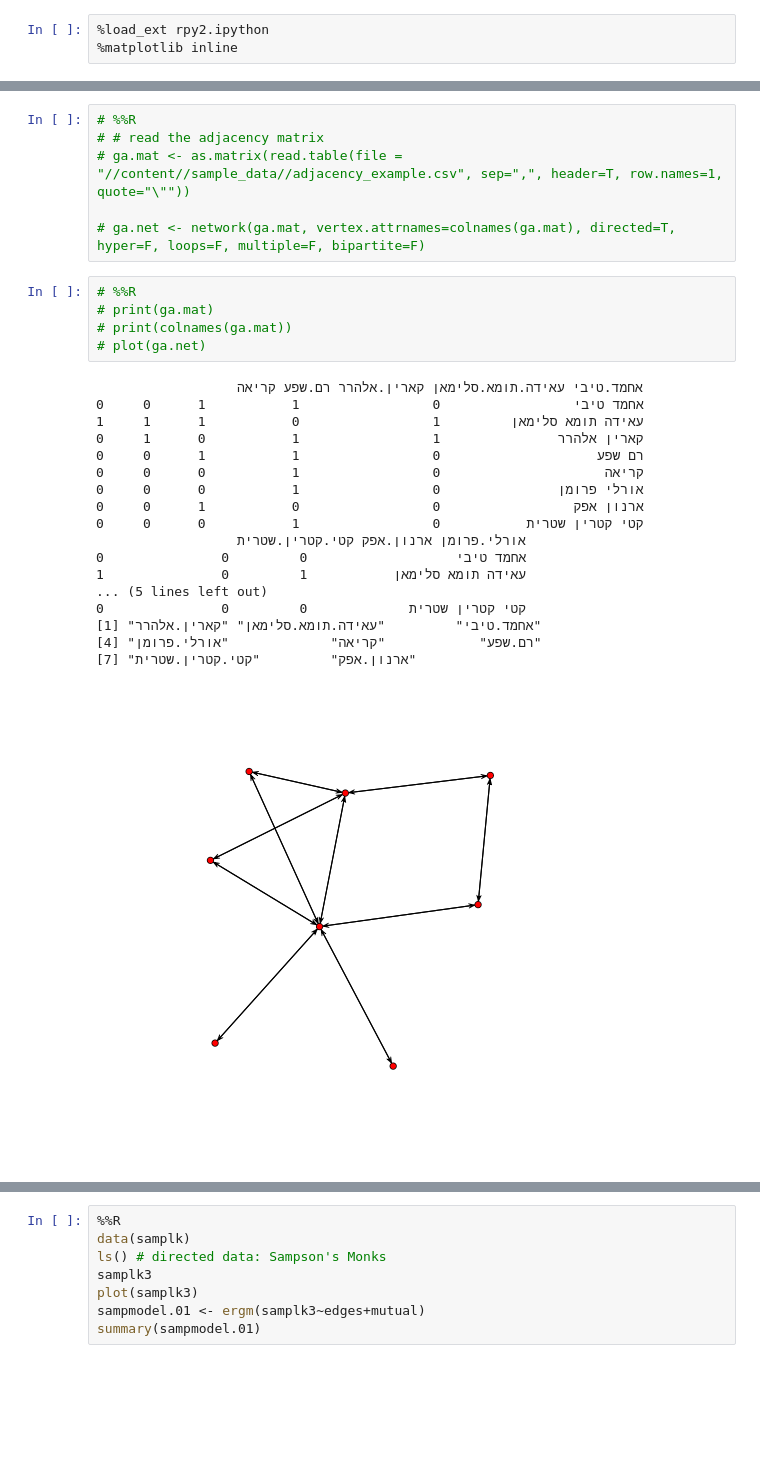
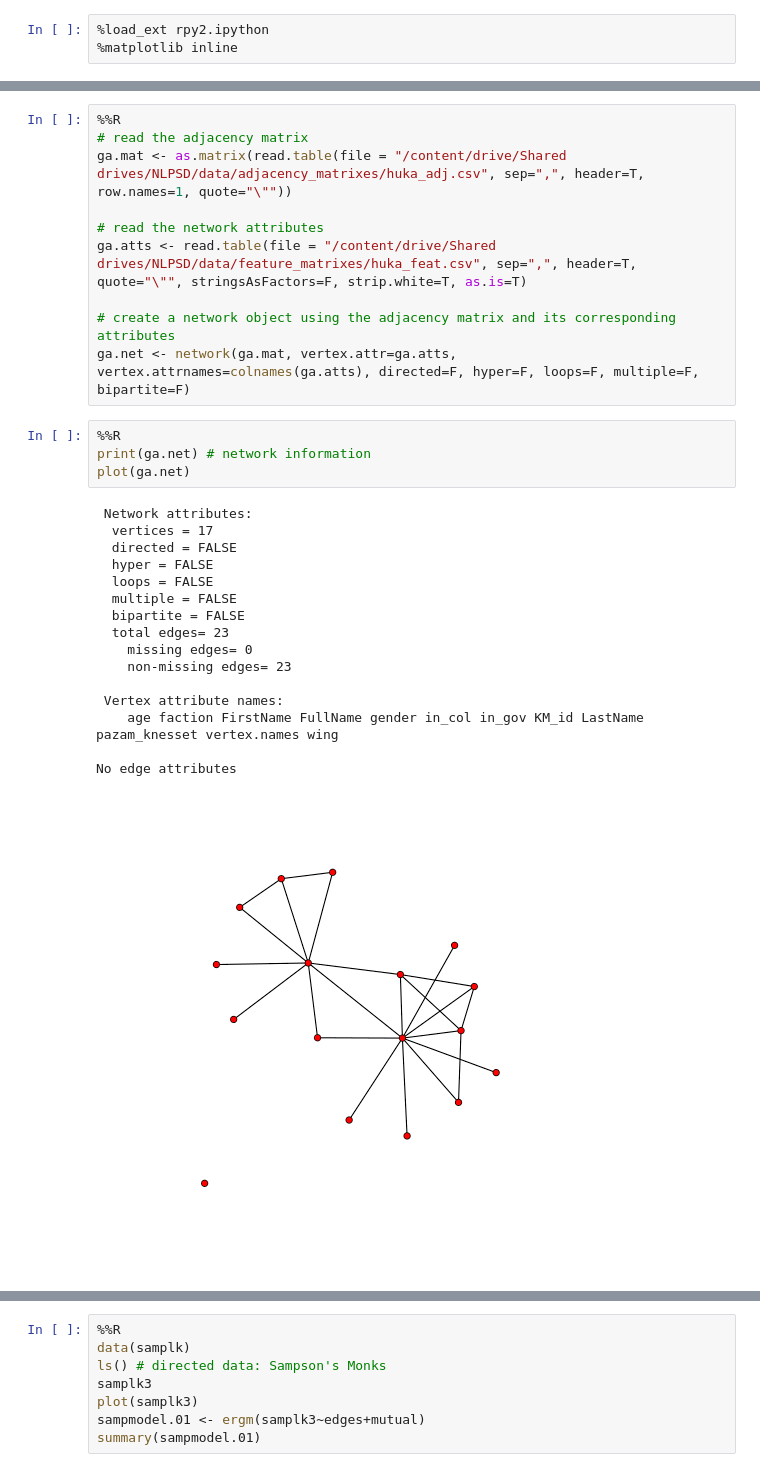
Before and after one commit to galbraun/knesset_social_dynamics, a Jupyter notebook: ERGM_R.ipynb, the cells around one changed output, grey strips where cells are left out. Drawn from its saved outputs; the diff is of its cells as text; blank space fills up the shorter version.

```diff
--- a/ERGM_R.ipynb
+++ b/ERGM_R.ipynb
@@ -51,30 +43,31 @@ copyright (c) 2005, Carter T. Butts, University of California-Irvine
 # %%
-# %%R
-# # read the adjacency matrix
-# ga.mat <- as.matrix(read.table(file = "//content//sample_data//adjacency_example.csv", sep=",", header=T, row.names=1, quote="\""))
+%%R
+# read the adjacency matrix
+ga.mat <- as.matrix(read.table(file = "/content/drive/Shared drives/NLPSD/data/adjacency_matrixes/huka_adj.csv", sep=",", header=T, row.names=1, quote="\""))
 
-# ga.net <- network(ga.mat, vertex.attrnames=colnames(ga.mat), directed=T, hyper=F, loops=F, multiple=F, bipartite=F)
+# read the network attributes
+ga.atts <- read.table(file = "/content/drive/Shared drives/NLPSD/data/feature_matrixes/huka_feat.csv", sep=",", header=T, quote="\"", stringsAsFactors=F, strip.white=T, as.is=T)
+
+# create a network object using the adjacency matrix and its corresponding attributes
+ga.net <- network(ga.mat, vertex.attr=ga.atts, vertex.attrnames=colnames(ga.atts), directed=F, hyper=F, loops=F, multiple=F, bipartite=F)
 # %%
-# %%R
-# print(ga.mat)
-# print(colnames(ga.mat))
-# plot(ga.net)
+%%R
+print(ga.net) # network information
+plot(ga.net)
 # %% [output]
-                  אחמד.טיבי עאידה.תומא.סלימאן קארין.אלהרר רם.שפע קריאה
-אחמד טיבי                 0                 1           1      0     0
-עאידה תומא סלימאן         1                 0           1      1     1
-קארין אלהרר               1                 1           0      1     0
-רם שפע                    0                 1           1      0     0
-קריאה                     0                 1           0      0     0
-אורלי פרומן               0                 1           0      0     0
-ארנון אפק                 0                 0           1      0     0
-קטי קטרין שטרית           0                 1           0      0     0
-                  אורלי.פרומן ארנון.אפק קטי.קטרין.שטרית
-אחמד טיבי                   0         0               0
-עאידה תומא סלימאן           1         0               1
-... (5 lines left out)
-קטי קטרין שטרית             0         0               0
-[1] "אחמד.טיבי"         "עאידה.תומא.סלימאן" "קארין.אלהרר"
-[4] "רם.שפע"            "קריאה"             "אורלי.פרומן"
-[7] "ארנון.אפק"         "קטי.קטרין.שטרית"
+ Network attributes:
+  vertices = 17
+  directed = FALSE
+  hyper = FALSE
+  loops = FALSE
+  multiple = FALSE
+  bipartite = FALSE
+  total edges= 23
+    missing edges= 0
+    non-missing edges= 23
+
+ Vertex attribute names:
+    age faction FirstName FullName gender in_col in_gov KM_id LastName pazam_knesset vertex.names wing
+
+No edge attributes
-[figure, old version]
+[figure, new version]
```
Also changed, not shown: parts of 11 cells of this notebook.
